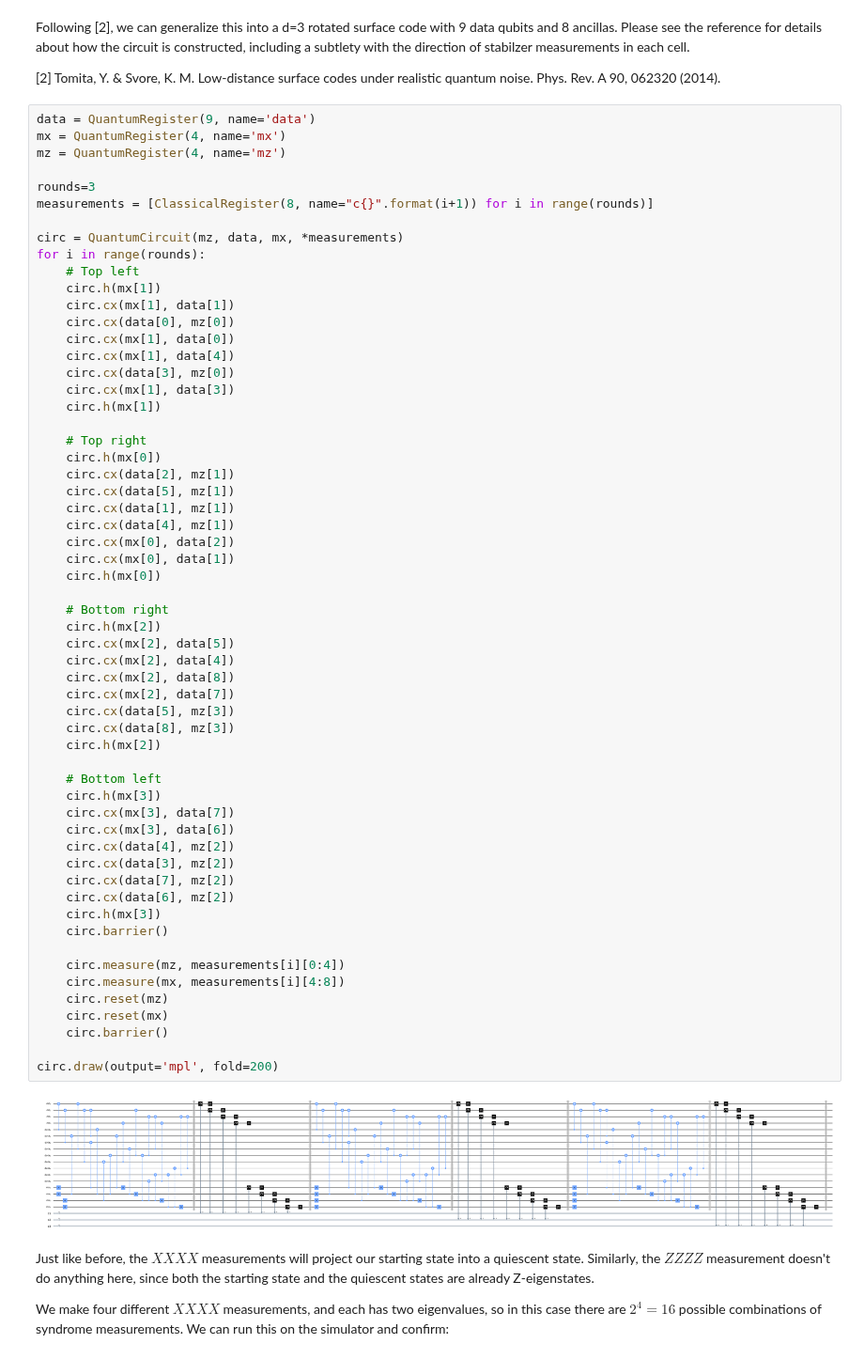
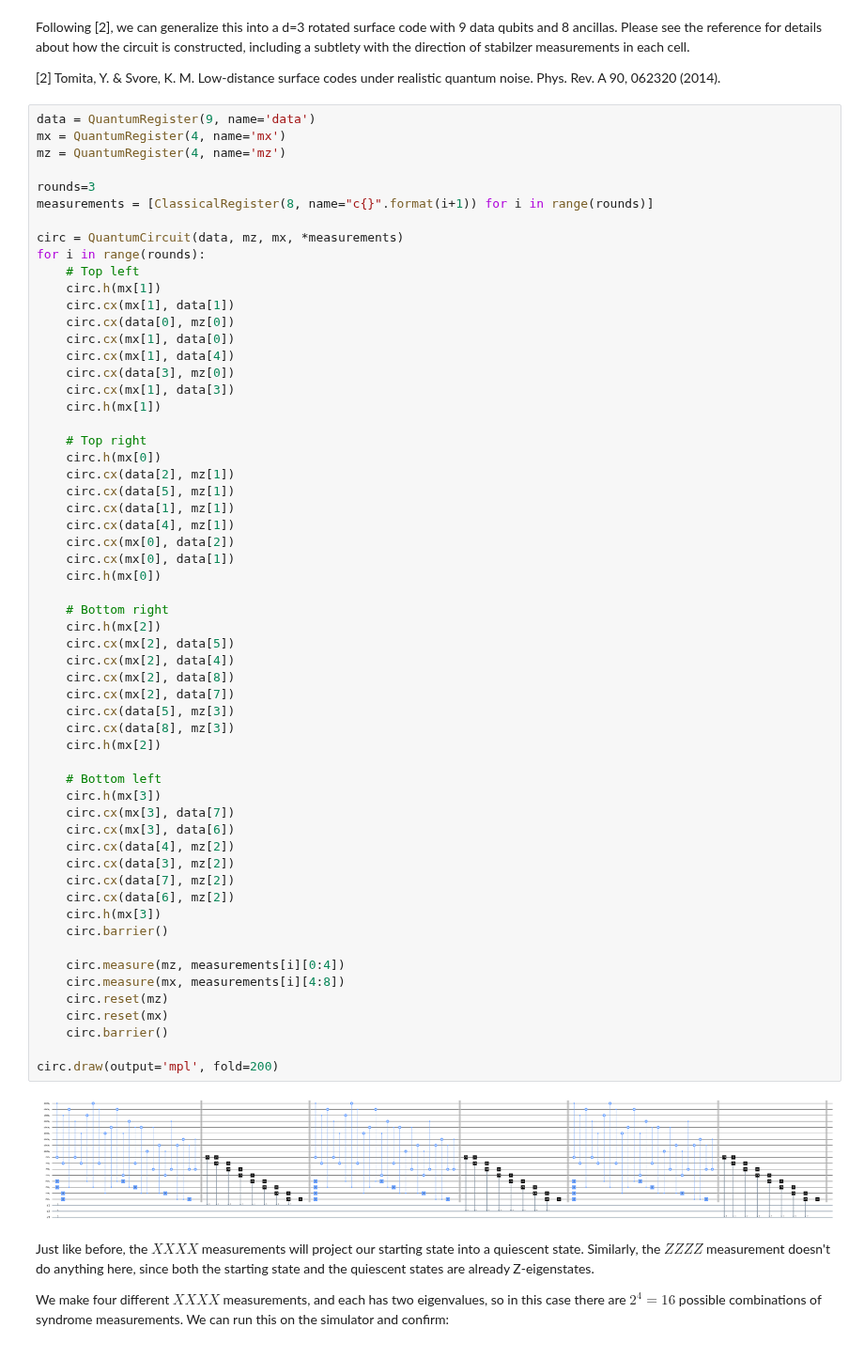
Before and after one commit to yaleqc/qtcodes, a Jupyter notebook: tutorials/1_surface_code_encoding.ipynb, the cells around one changed output. Shown at 94% size. Saved outputs shown, nothing was run; the diff lists cells and outputs as text.

```diff
--- a/tutorials/1_surface_code_encoding.ipynb
+++ b/tutorials/1_surface_code_encoding.ipynb
@@ -92,7 +92,7 @@ mz = QuantumRegister(4, name='mz')
 rounds=3
 measurements = [ClassicalRegister(8, name="c{}".format(i+1)) for i in range(rounds)]
 
-circ = QuantumCircuit(mz, data, mx, *measurements)
+circ = QuantumCircuit(data, mz, mx, *measurements)
 for i in range(rounds):
     # Top left
     circ.h(mx[1])
@@ -116,34 +116,34 @@ for i in range(rounds):
 
     # Bottom right
     circ.h(mx[2])
     circ.cx(mx[2], data[5])
     circ.cx(mx[2], data[4])
     circ.cx(mx[2], data[8])
     circ.cx(mx[2], data[7])
     circ.cx(data[5], mz[3])
     circ.cx(data[8], mz[3])
     circ.h(mx[2])
 
     # Bottom left
     circ.h(mx[3])
     circ.cx(mx[3], data[7])
     circ.cx(mx[3], data[6])
     circ.cx(data[4], mz[2])
     circ.cx(data[3], mz[2])
     circ.cx(data[7], mz[2])
     circ.cx(data[6], mz[2])
     circ.h(mx[3])
     circ.barrier()
 
     circ.measure(mz, measurements[i][0:4])
     circ.measure(mx, measurements[i][4:8])
     circ.reset(mz)
     circ.reset(mx)
     circ.barrier()
 
 circ.draw(output='mpl', fold=200)
 # %% [output]
-[figure, old version]
+[figure, new version]
 # %% [markdown]
 Just like before, the $XXXX$ measurements will project our starting state into a quiescent state. Similarly, the $ZZZZ$ measurement doesn't do anything here, since both the starting state and the quiescent states are already Z-eigenstates.
 
```
Also changed, not shown: parts of 8 cells of this notebook, 1 other file.
